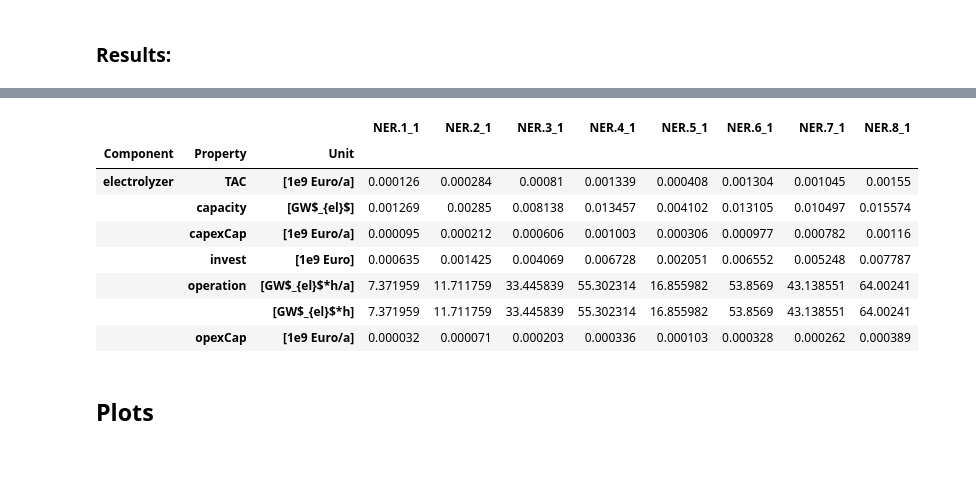
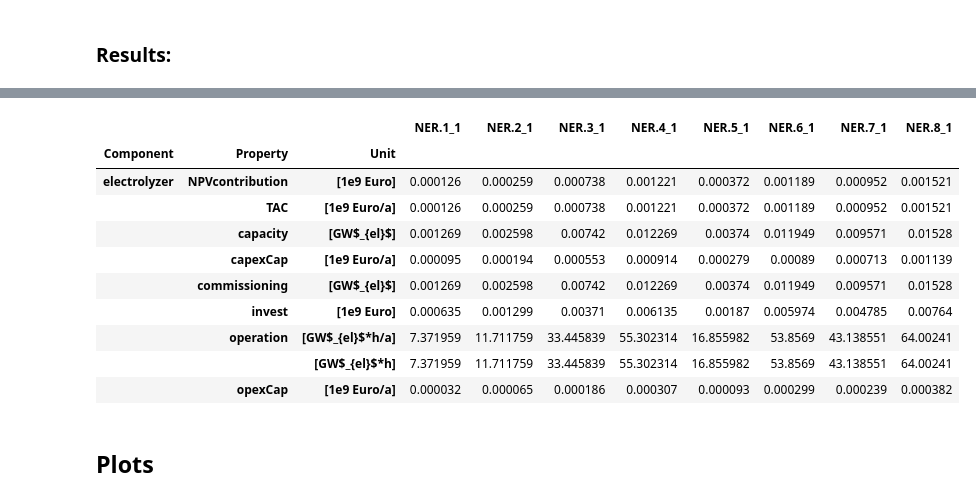
Before and after one commit to chrisjwin/IMP_EGH_ICE2, a Jupyter notebook: student_files/exercises/Unit_08_ElectricityAndHydrogenDemand/SolutionExcercise_2-HydrogenDemand.ipynb, the cells around one changed output, grey strips where cells are left out. Cells and saved outputs as stored; diff of their text form; code cells hidden in the pictures; blank space fills up the shorter version.

```diff
--- a/student_files/exercises/Unit_08_ElectricityAndHydrogenDemand/SolutionExcercise_2-HydrogenDemand.ipynb
+++ b/student_files/exercises/Unit_08_ElectricityAndHydrogenDemand/SolutionExcercise_2-HydrogenDemand.ipynb
@@ -253,17 +249,19 @@ esM.getOptimizationSummary("SourceSinkModel", outputLevel=2)
 | hydrogen_demand | operation | [GW$_{H_{2},LHV}$*h/a] | 5.160371 | 8.198231 | 23.412087 | 38.71162 | 11.799188 | 37.69983 | 30.196986 | 44.801687 |
 |  |  | [GW$_{H_{2},LHV}$*h] | 5.160371 | 8.198231 | 23.412087 | 38.71162 | 11.799188 | 37.69983 | 30.196986 | 44.801687 |
 # %%
-esM.getOptimizationSummary("ConversionModel", 2)
+esM.getOptimizationSummary("ConversionModel", outputLevel=2)
 # %% [output]
 |  |  |  | NER.1_1 | NER.2_1 | NER.3_1 | NER.4_1 | NER.5_1 | NER.6_1 | NER.7_1 | NER.8_1 |
 | Component | Property | Unit |  |  |  |  |  |  |  |  |
-| electrolyzer | TAC | [1e9 Euro/a] | 0.000126 | 0.000284 | 0.00081 | 0.001339 | 0.000408 | 0.001304 | 0.001045 | 0.00155 |
-|  | capacity | [GW$_{el}$] | 0.001269 | 0.00285 | 0.008138 | 0.013457 | 0.004102 | 0.013105 | 0.010497 | 0.015574 |
-|  | capexCap | [1e9 Euro/a] | 0.000095 | 0.000212 | 0.000606 | 0.001003 | 0.000306 | 0.000977 | 0.000782 | 0.00116 |
-|  | invest | [1e9 Euro] | 0.000635 | 0.001425 | 0.004069 | 0.006728 | 0.002051 | 0.006552 | 0.005248 | 0.007787 |
+| electrolyzer | NPVcontribution | [1e9 Euro] | 0.000126 | 0.000259 | 0.000738 | 0.001221 | 0.000372 | 0.001189 | 0.000952 | 0.001521 |
+|  | TAC | [1e9 Euro/a] | 0.000126 | 0.000259 | 0.000738 | 0.001221 | 0.000372 | 0.001189 | 0.000952 | 0.001521 |
+|  | capacity | [GW$_{el}$] | 0.001269 | 0.002598 | 0.00742 | 0.012269 | 0.00374 | 0.011949 | 0.009571 | 0.01528 |
+|  | capexCap | [1e9 Euro/a] | 0.000095 | 0.000194 | 0.000553 | 0.000914 | 0.000279 | 0.00089 | 0.000713 | 0.001139 |
+|  | commissioning | [GW$_{el}$] | 0.001269 | 0.002598 | 0.00742 | 0.012269 | 0.00374 | 0.011949 | 0.009571 | 0.01528 |
+|  | invest | [1e9 Euro] | 0.000635 | 0.001299 | 0.00371 | 0.006135 | 0.00187 | 0.005974 | 0.004785 | 0.00764 |
 |  | operation | [GW$_{el}$*h/a] | 7.371959 | 11.711759 | 33.445839 | 55.302314 | 16.855982 | 53.8569 | 43.138551 | 64.00241 |
 |  |  | [GW$_{el}$*h] | 7.371959 | 11.711759 | 33.445839 | 55.302314 | 16.855982 | 53.8569 | 43.138551 | 64.00241 |
-|  | opexCap | [1e9 Euro/a] | 0.000032 | 0.000071 | 0.000203 | 0.000336 | 0.000103 | 0.000328 | 0.000262 | 0.000389 |
+|  | opexCap | [1e9 Euro/a] | 0.000032 | 0.000065 | 0.000186 | 0.000307 | 0.000093 | 0.000299 | 0.000239 | 0.000382 |
 # %% [markdown]
 ## Plots
 # %%
```
Also changed, not shown: parts of 9 cells of this notebook, 3 other files.
